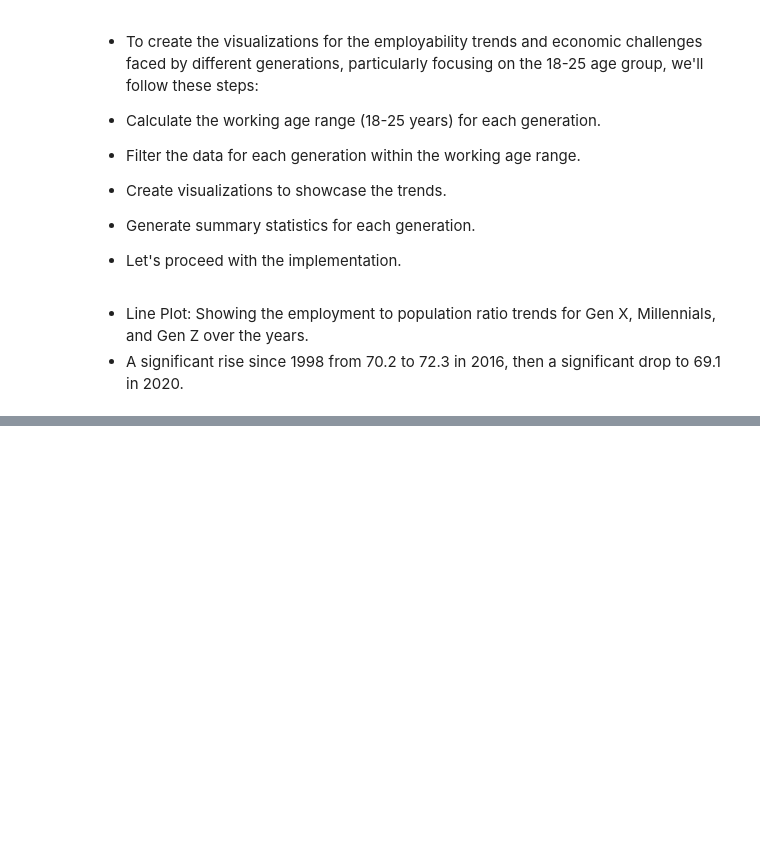
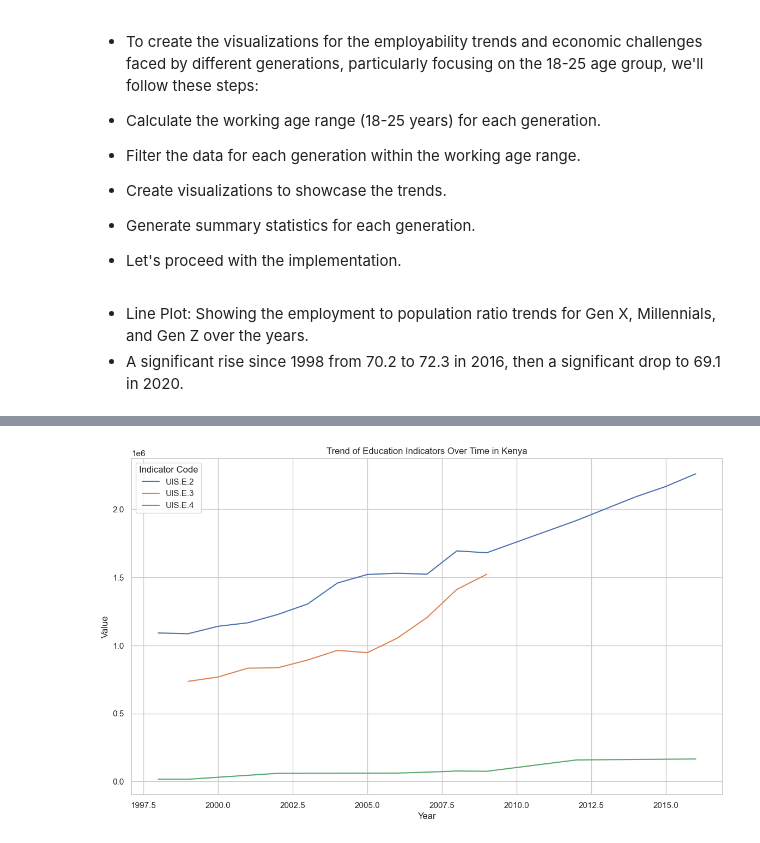
Before and after one commit to VAL-Jerono/Wa_zii, a Jupyter notebook: zee.ipynb, the cells around one changed output, grey strips where cells are left out. Cells and saved outputs as stored; diff of their text form; code cells hidden in the pictures; blank space fills up the shorter version.

```diff
--- a/zee.ipynb
+++ b/zee.ipynb
@@ -357,0 +465,14 @@ plt.show()
+# %%
+import matplotlib.pyplot as plt
+import seaborn as sns
+
+# Plot the trend of each education indicator over time
+plt.figure(figsize=(14, 8))
+sns.lineplot(data=data, x='Year', y='Value', hue='Indicator Code')
+plt.title('Trend of Education Indicators Over Time in Kenya')
+plt.xlabel('Year')
+plt.ylabel('Value')
+plt.legend(title='Indicator Code')
+plt.show()
+# %% [output]
+[figure, added]
```
Also changed, not shown: parts of 23 cells of this notebook.
